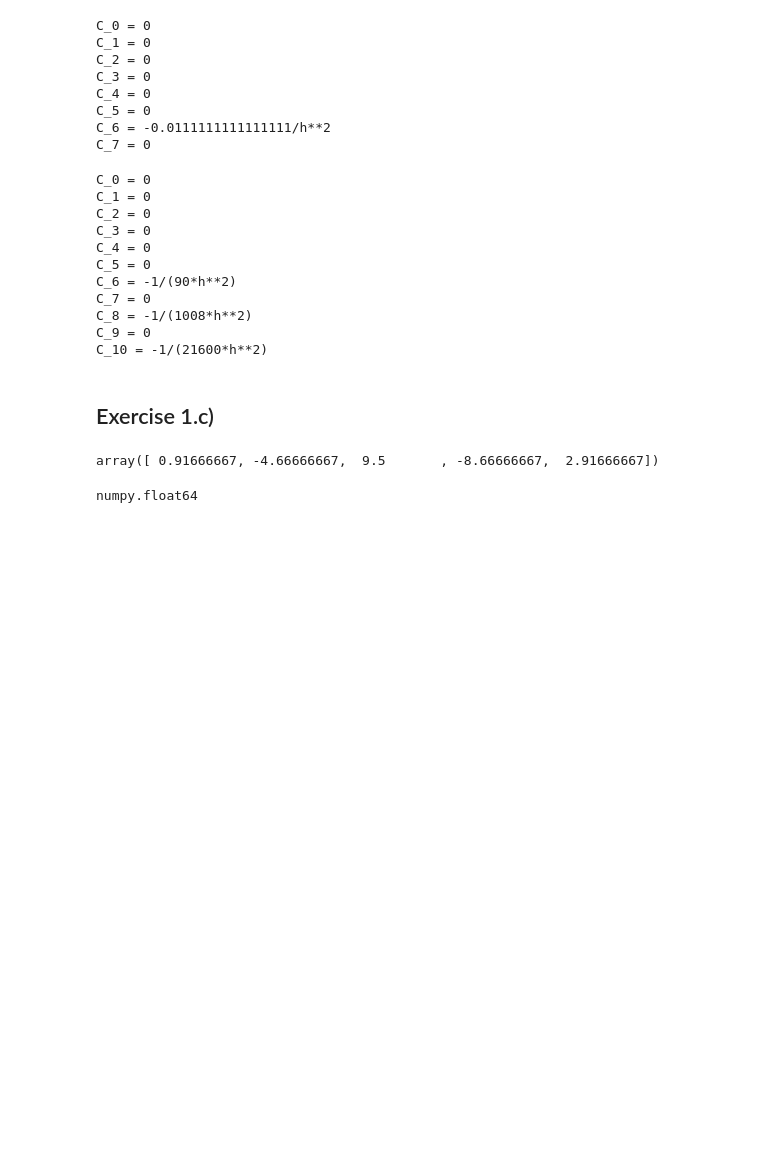
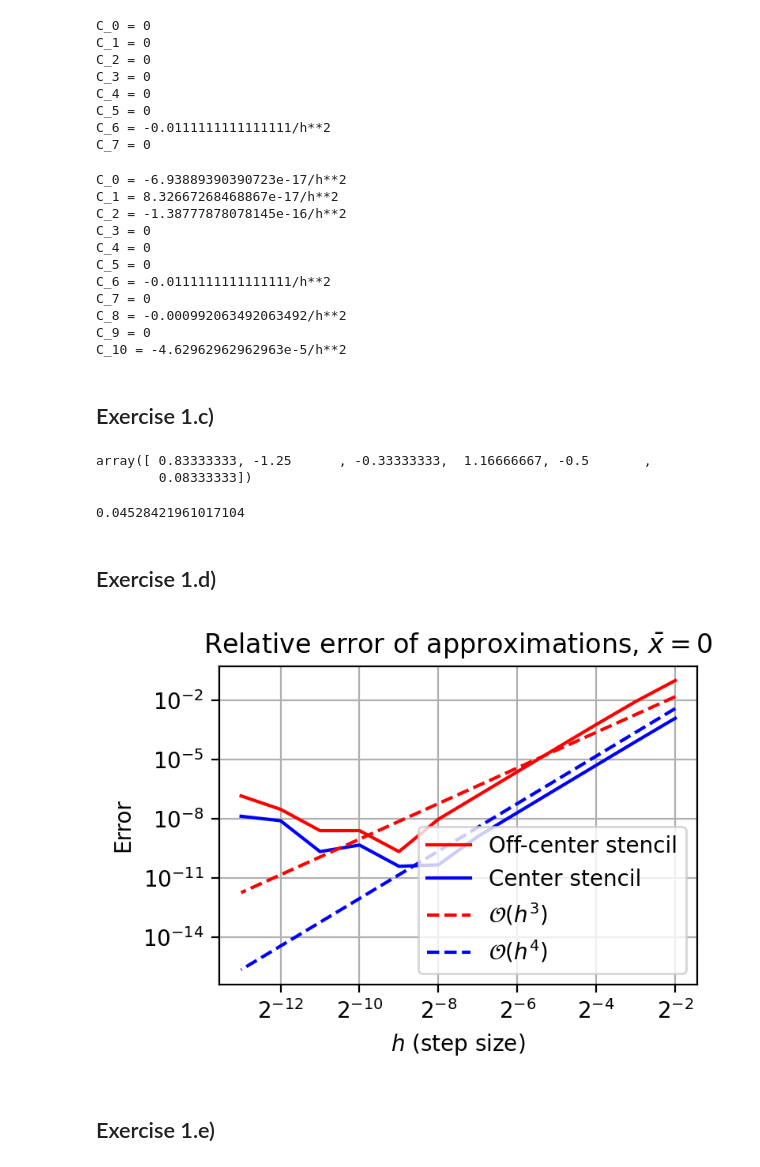
Before and after one commit to BastianValhoj/02687, a Jupyter notebook: assignment1/exercise1.ipynb, the cells around one changed output. Saved outputs shown, nothing was run; the diff lists cells and outputs as text; code cells hidden in the pictures; blank space fills up the shorter version.

Commit message:
exercise 1 done - except for 1e). Exercise 2 initialize

```diff
--- a/assignment1/exercise1.ipynb
+++ b/assignment1/exercise1.ipynb
@@ -110,24 +110,25 @@ for n in range(0, n_max+1):
     Cn = - delta(n,2)/h**q
     for m, a_m in zip(range(-alpha, beta+1), res2):
         Cn += a_m * (m)**n / factorial(n)
-    pprint(f"C_{n} = {Cn}")
+    print(f"C_{n} = {Cn}")
 # %% [output]
-C_0 = 0
-C_1 = 0
-C_2 = 0
+C_0 = -6.93889390390723e-17/h**2
+C_1 = 8.32667268468867e-17/h**2
+C_2 = -1.38777878078145e-16/h**2
 C_3 = 0
 C_4 = 0
 C_5 = 0
-C_6 = -1/(90*h**2)
+C_6 = -0.0111111111111111/h**2
 C_7 = 0
-C_8 = -1/(1008*h**2)
+C_8 = -0.000992063492063492/h**2
 C_9 = 0
-C_10 = -1/(21600*h**2)
+C_10 = -4.62962962962963e-5/h**2
 # %% [markdown]
 ## Exercise 1.c)
 # %%
 from scipy.special import factorial
 from scipy import linalg
+import matplotlib.pyplot as plt
 import numpy as np
 
 def fdcoeff(k, stencil):
@@ -136,17 +137,21 @@ def fdcoeff(k, stencil):
     # for j, m in enumerate(stencil):
     #     for i, n in enumerate(range(N)):
     #         A[i,j] = m**n/factorial(n)
-    A = np.array([[m**n/factorial(n) for m in stencil] for n in range(N)])
+    A = np.array([[m**n/factorial(n) for m in stencil] for n in range(N)], dtype=np.float64)
     b = np.zeros(N)
+    # print(f" fdcoeff: {stencil = }")
     b[k] = 1
     return linalg.solve(A, b)
-fdcoeff(2, range(-4, 1))
+fdcoeff(2, range(-1, 5))
 # %% [output]
-array([ 0.91666667, -4.66666667,  9.5       , -8.66666667,  2.91666667])
+array([ 0.83333333, -1.25      , -0.33333333,  1.16666667, -0.5       ,
+        0.08333333])
 # %%
-def fdm(func, k, xbar, stencil, h=1e-2):
-    x = xbar + np.array(stencil)*h
+def fdm(func, k, xbar, stencil, h=1e-2, *, VERBOSE=False):
+    x = xbar + np.array(stencil) * h
     am = fdcoeff(k, stencil) # get coefficients
+    if VERBOSE:
+        print(f"{am = }")
     return (func(x) @ am) / h**k
 
 # define u(x), u'(x), and u''(x)
@@ -157,6 +162,52 @@ dudx = lambda x: -np.sin(x)*np.exp(np.cos(x))
 xbar = 0
 alpha, beta = 2, 2
 stencil_center = np.arange(-alpha, beta+1)
-err = np.abs(dudx2(xbar) - fdm(u, 2, xbar, stencil_center, h=1/2))
+err = np.abs(dudx2(xbar) - fdm(u, 2, xbar, stencil_center, h=1/2, VERBOSE=False))
+print(err)
 # %% [output]
-numpy.float64
+0.04528421961017104
+# %% [markdown]
+## Exercise 1.d)
+# %%
+def convergence(exact, approx, lower=2, upper=14, which="rel"):
+    s = np.arange(lower, upper)
+    hs = 0.5**s
+    if (which.lower() == "abs") or  (which.lower() == "absolute"):
+        denom = 1
+    elif (which.lower() == "rel") or (which.lower() == "relative"):
+        denom = np.abs(exact)
+    err = np.array([np.abs(exact - approx(h)) / denom for h in hs], dtype=np.float64)
+    return hs, err
+
+stencil_off_center = np.arange(-4, 1)
+
+
+xbar = 0
+exact = dudx2(xbar)
+
+approx_center = lambda hp: fdm(u, 2, xbar, stencil_center, h=hp)
+approx_off = lambda hp: fdm(u, 2, xbar, stencil_off_center, h=hp)
+
+colors = ["r", "b"]
+fig, ax = plt.subplots(dpi=200, figsize=(4,3))
+for i, (func, label) in enumerate(zip([approx_off, approx_center], ["Off-center stencil", "Center stencil"])):
+    hs, errors = convergence(exact, func)
+    ax.plot(hs, errors, label=label, color=colors[i])
+
+O3 = dict(label=r"$\mathcal{O}(h^3)$", linestyle="--", color=colors[0])
+O4 = dict(label=r"$\mathcal{O}(h^4)$", linestyle="--", color=colors[1])
+ax.plot(hs, hs**3, **O3)
+ax.plot(hs, hs**4, **O4)
+ax.set_xscale("log", base=2)
+ax.set_yscale("log", base=10)
+ax.set_ylabel("Error")
+ax.set_xlabel("$h$ (step size)")
+ax.grid()
+ax.set_title(f"Relative error of approximations, $\\bar{{x}} = {xbar}$")
+ax.legend()
+fig.tight_layout()
+# ax.draw()
+# %% [output]
+[figure, added]
+# %% [markdown]
+## Exercise 1.e)
```
Also changed, not shown: parts of 3 cells of this notebook.
